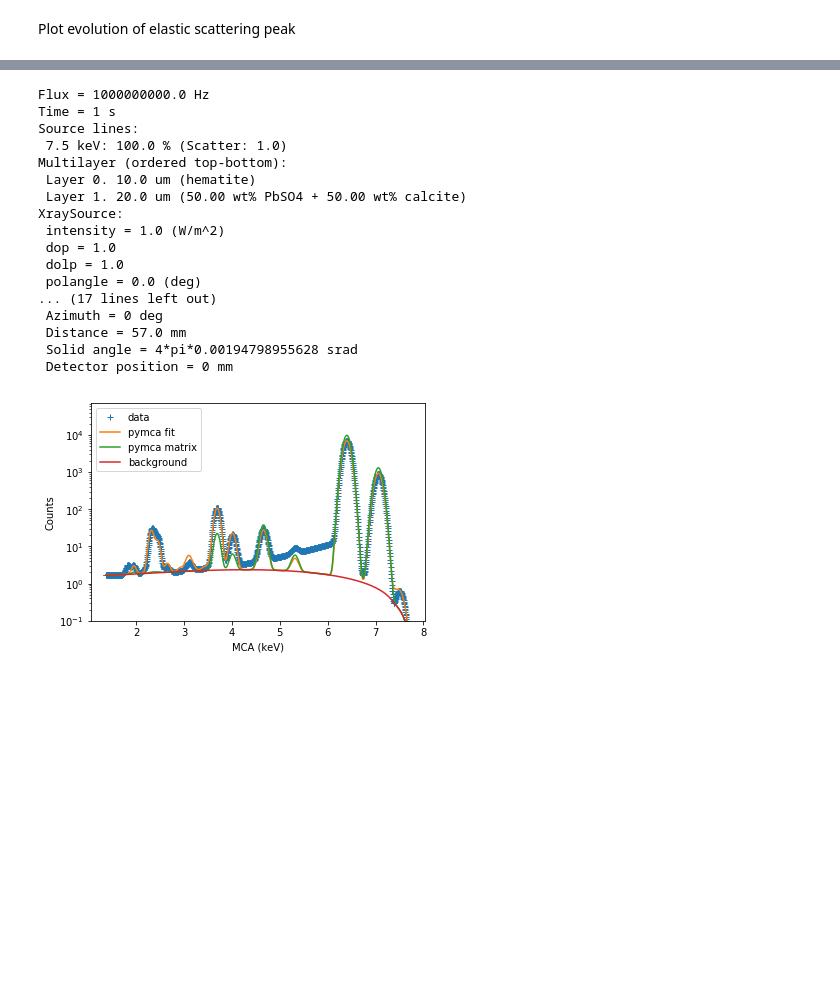
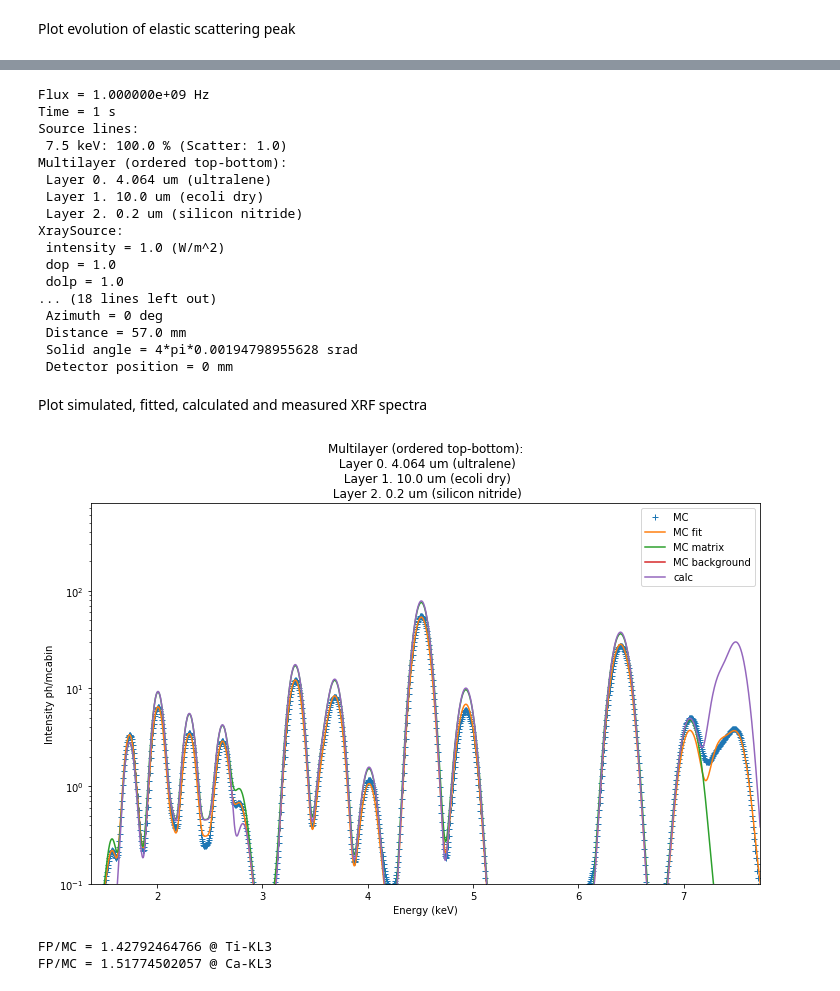
Before and after one commit to woutdenolf/spectrocrunch, a Jupyter notebook: doc/source/tutorials/montecarlo.ipynb, the cells around one changed output, grey strips where cells are left out. Drawn from its saved outputs; the diff is of its cells as text; code cells hidden in the pictures; blank space fills up the shorter version.

```diff
--- a/doc/source/tutorials/montecarlo.ipynb
+++ b/doc/source/tutorials/montecarlo.ipynb
@@ -402,38 +453,81 @@ Step 0
 # %%
 if 'xrf' in experiments:
-    counts = data[1, 0, 0, 0, :]
-    pymcahandle.setdata(counts)
+    pymcahandle.setdata(mc_counts)
     pymcahandle.linear = False
     pymcahandle.snip = True
-    detector.bltail = False
-    detector.bstail = False
-    detector.bstep = False
-    detector.ratios = 0.05, 0.1 , 0.1
-    detector.stailslope_ratio = 0.05
-    detector.ltailslope_ratio = 0.1
+    geometry.detector.bltail = False
+    geometry.detector.bstail = False
+    geometry.detector.bstep = False
+    geometry.detector.ratios = 0.05, 0.1 , 0.1
+    geometry.detector.stailslope_ratio = 0.05
+    geometry.detector.ltailslope_ratio = 0.1
     print(pymcahandle)
-
     pymcahandle.addtopymca(fresh=True)
     fitresult = pymcahandle.fit(loadfromfit=False)
-    fitresult['plot'](ylog=True, show=False)
-    ax = plt.gca()
-    ax.set_ylim([0.1, counts.max()*10])
+    spectrum = pymcahandle.xrayspectrum(scattering=True,
+                                        method='fisx')
 # %% [output]
-Flux = 1000000000.0 Hz
+Flux = 1.000000e+09 Hz
 Time = 1 s
 Source lines:
  7.5 keV: 100.0 % (Scatter: 1.0)
 Multilayer (ordered top-bottom):
- Layer 0. 10.0 um (hematite)
- Layer 1. 20.0 um (50.00 wt% PbSO4 + 50.00 wt% calcite)
+ Layer 0. 4.064 um (ultralene)
+ Layer 1. 10.0 um (ecoli dry)
+ Layer 2. 0.2 um (silicon nitride)
 XraySource:
  intensity = 1.0 (W/m^2)
  dop = 1.0
  dolp = 1.0
- polangle = 0.0 (deg)
-... (17 lines left out)
+... (18 lines left out)
  Azimuth = 0 deg
  Distance = 57.0 mm
  Solid angle = 4*pi*0.00194798955628 srad
  Detector position = 0 mm
-[figure, removed]
+# %% [markdown]
+Plot simulated, fitted, calculated and measured XRF spectra
+# %%
+if 'xrf' in experiments:
+    # Plot fit result
+    plt.figure(figsize=(12,7))
+    ylog = True
+    fitresult['plot'](ylog=ylog, label='MC')
+
+    # Plot theoretical spectrum of sample
+    backfunc = fitresult['interpol_energy'](fitresult['yback'])
+    kwargs = {'histogram': True,
+              'fluxtime': pymcahandle.I0,
+              'backfunc': backfunc}
+    spectrum.plot(decompose=False,
+                  legend=True,
+                  forcelines=False,
+                  sumlabel='calc',
+                  **kwargs)
+    spectrum_energy, spectrum_counts, label = spectrum.sumspectrum(**kwargs)
+
+    # Plot measured spectrum
+    if measurement:
+        meas_counts = measurement['mca']
+        meas_energy = geometry.detector.mcazero + geometry.detector.mcagain*np.arange(len(meas_counts))
+        plt.plot(x, meas_counts, label='measured')
+        plt.legend()
+
+    ax = plt.gca()
+    if ylog:
+        ax.set_ylim([0.1, spectrum_counts.max()*10])
+    #ax.set_xlim([1.5, 5])
+# %% [output]
+[figure, added]
+# %%
+from spectrocrunch.materials import xrayspectrum
+
+if 'xrf' in experiments:
+    for el, line in [('Ti', 'KL3'), ('Ca', 'KL3')]:
+        line = element.Element(el).fluolines(line)
+        energy = line.energy()
+        idx1 = np.argmin(np.abs(spectrum_energy-energy))
+        idx2 = np.argmin(np.abs(mc_energy-energy))
+        print('FP/MC = {} @ {}'.format(spectrum_counts[idx1]/mc_counts[idx2], line))
+# %% [output]
+FP/MC = 1.42792464766 @ Ti-KL3
+FP/MC = 1.51774502057 @ Ca-KL3
```
Also changed, not shown: parts of 18 cells of this notebook, 17 other files.
